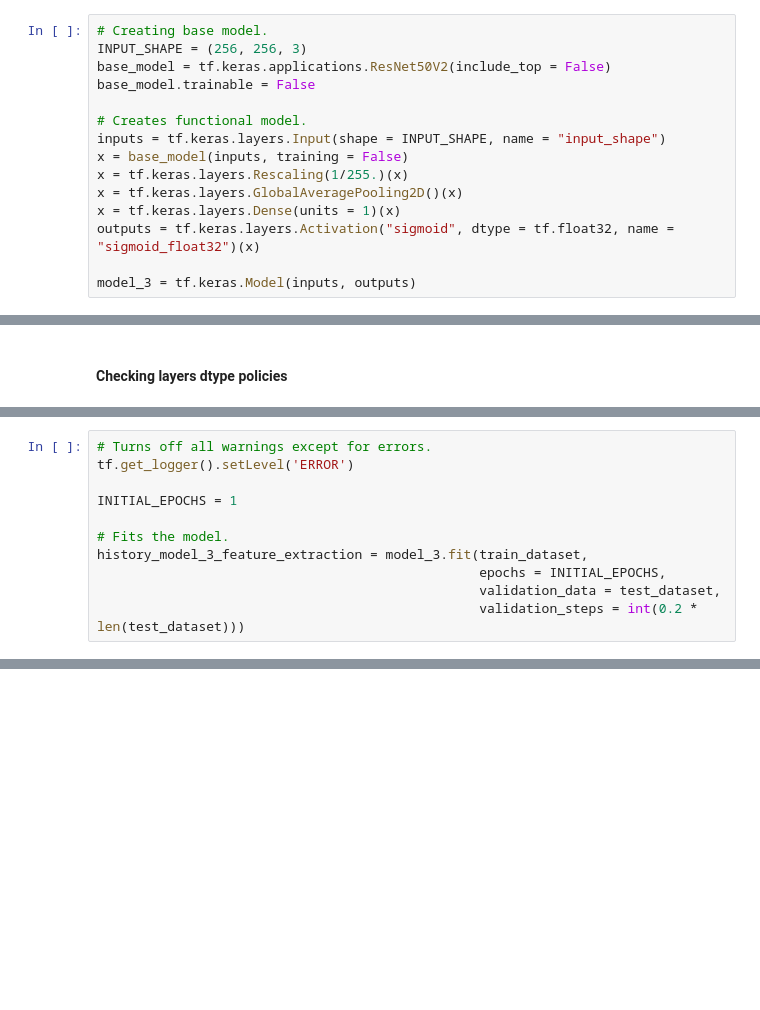
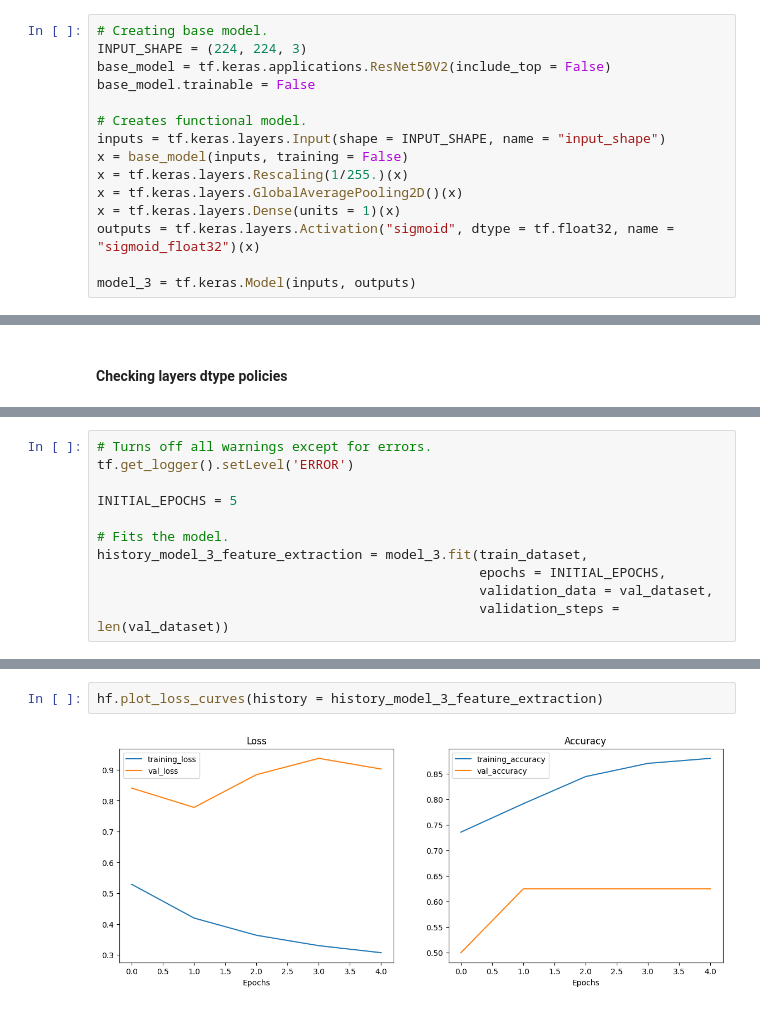
Before and after one commit to efkas18/simulations-ml-dl, a Jupyter notebook: Chest X-Ray - Pneumonia/chest_x_ray.ipynb, the cells around one changed output, grey strips where cells are left out. Saved outputs shown, nothing was run; the diff lists cells and outputs as text; blank space fills up the shorter version.

```diff
--- a/Chest X-Ray - Pneumonia/chest_x_ray.ipynb
+++ b/Chest X-Ray - Pneumonia/chest_x_ray.ipynb
@@ -350,7 +414,7 @@ mixed_precision.set_global_policy("mixed_float16") # sets global data policy to
 ### Feature Extraction
 # %%
 # Creating base model.
-INPUT_SHAPE = (256, 256, 3)
+INPUT_SHAPE = (224, 224, 3)
 base_model = tf.keras.applications.ResNet50V2(include_top = False)
 base_model.trainable = False
 
@@ -429,11 +495,11 @@ post_relu --- trainable: "False" --- dtype: "float32" --- <DTypePolicy "mixed_fl
 # Turns off all warnings except for errors.
 tf.get_logger().setLevel('ERROR')
 
-INITIAL_EPOCHS = 1
+INITIAL_EPOCHS = 5
 
 # Fits the model.
 history_model_3_feature_extraction = model_3.fit(train_dataset,
                                                  epochs = INITIAL_EPOCHS,
-                                                 validation_data = test_dataset,
-                                                 validation_steps = int(0.2 * len(test_dataset)))
+                                                 validation_data = val_dataset,
+                                                 validation_steps = len(val_dataset))
 # %% [output]
@@ -440,0 +540,4 @@ history_model_3_feature_extraction = model_3.fit(train_dataset,
+# %%
+hf.plot_loss_curves(history = history_model_3_feature_extraction)
+# %% [output]
+[figure, added]
```
Also changed, not shown: parts of 39 cells of this notebook, 1 other file.
